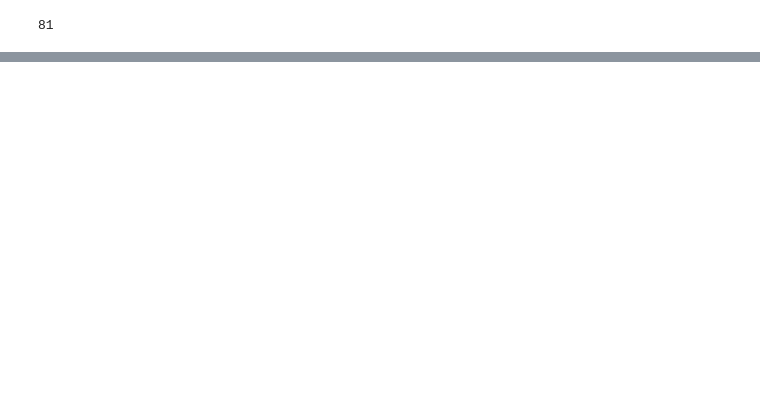
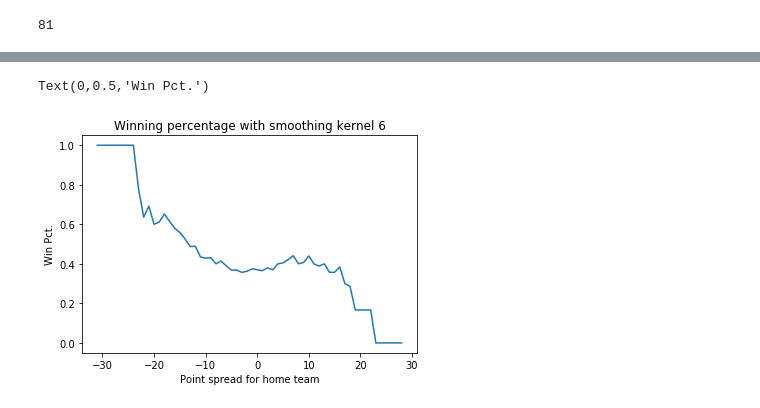
Before and after one commit to possanner/BetAnalysis, a Jupyter notebook: analysis.ipynb, the cells around one changed output, grey strips where cells are left out. Drawn from its saved outputs; the diff is of its cells as text; code cells hidden in the pictures; blank space fills up the shorter version.

```diff
--- a/analysis.ipynb
+++ b/analysis.ipynb
@@ -10,7 +10,7 @@ siz = len(lines)
 data_all = np.zeros((siz, 7))
 data_all[:, 0] = lines
 
-conv_kernel = 5
+conv_kernel = 6
 
 leagues = ['Premier2018', 'Championship2018', 'SerieA2018', 'LaLiga2018', 'LigueUn2018']
 start_week = [20, 24, 19, 18, 20]
@@ -54,12 +54,12 @@ for l in leagues:
                 if home - away >= 2:
                     data[ind, 5] += 1.
                     data_all[ind, 5] += 1.
-                if home - away >= 3:
-                    data[ind, 6] += 1.
-                    data_all[ind, 6] += 1.
             elif home - away < 0:
                 data[ind, 4] += 1.
                 data_all[ind, 4] += 1.
+                if home - away <= -2:
+                    data[ind, 6] += 1.
+                    data_all[ind, 6] += 1.
             else:
                 data[ind, 3] += 1.
                 data_all[ind, 3] += 1.
@@ -93,24 +93,34 @@ redpr('{:3d}'.format(-40) + '<= y <' + '{:3d}'.format(40) + ':  d.pts: {0:5.0f}
 print('               percentages     win: {1:5.2f}   X: {2:5.2f}   loss: {3:5.2f}   1X: {4:5.2f}   X2: {5:5.2f}'.format(games, wins/games, ties/games, losses/games, (wins + ties)/games, (losses + ties)/games))
 redpr('               odds            win: {1:5.2f}   X: {2:5.2f}   loss: {3:5.2f}   1X: {4:5.2f}   X2: {5:5.2f}'.format(games, games/wins, games/ties, games/losses, games/(wins + ties), games/(losses + ties)))
 print('       >=2 goals difference in win: {0:5.0f}  percentage: {1:5.2f}  odds: {2:5.2f}'.format(margin2, margin2/games, games/margin2))
-print('       >=3 goals difference in win: {0:5.0f}  percentage: {1:5.2f}  odds: {2:5.2f}'.format(margin3, margin3/games, games/margin3))
+print('       <=-2 goals difference in loss: {0:5.0f}  percentage: {1:5.2f}  odds: {2:5.2f}'.format(margin3, margin3/games, games/margin3))
 
 print()
 print('all bins:')
+x_data = []
+y_data = []
 for i in range(conv_kernel, len(lines) - conv_kernel):
-    #print('i', i, i - conv_kernel, i + conv_kernel)
-    games = np.sum(data_all[i - conv_kernel:i + conv_kernel, 1])
-    wins = np.sum(data_all[i - conv_kernel:i + conv_kernel, 2])
-    ties = np.sum(data_all[i - conv_kernel:i + conv_kernel, 3])
-    losses = np.sum(data_all[i - conv_kernel:i + conv_kernel, 4])
-    margin2 = np.sum(data_all[i - conv_kernel:i + conv_kernel, 5])
-    margin3 = np.sum(data_all[i - conv_kernel:i + conv_kernel, 6])
+    #print('i', i, np.arange(i - conv_kernel, i + conv_kernel + 1))
+    games = np.sum(data_all[i - conv_kernel:i + conv_kernel + 1, 1])
+    wins = np.sum(data_all[i - conv_kernel:i + conv_kernel + 1, 2])
+    ties = np.sum(data_all[i - conv_kernel:i + conv_kernel + 1, 3])
+    losses = np.sum(data_all[i - conv_kernel:i + conv_kernel + 1, 4])
+    margin2 = np.sum(data_all[i - conv_kernel:i + conv_kernel + 1, 5])
+    margin3 = np.sum(data_all[i - conv_kernel:i + conv_kernel + 1, 6])
     print()
     redpr('{:3d}'.format(lines[i]) + ':  d.pts: {0:5.0f}    win: {1:5.0f}   X: {2:5.0f}   loss: {3:5.0f}'.format(games, wins, ties, losses))
     print('               percentages     win: {1:5.2f}   X: {2:5.2f}   loss: {3:5.2f}   1X: {4:5.2f}   X2: {5:5.2f}'.format(games, wins/games, ties/games, losses/games, (wins + ties)/games, (losses + ties)/games))
     redpr('               odds            win: {1:5.2f}   X: {2:5.2f}   loss: {3:5.2f}   1X: {4:5.2f}   X2: {5:5.2f}'.format(games, games/wins, games/ties, games/losses, games/(wins + ties), games/(losses + ties)))
     print('       >=2 goals difference in win: {0:5.0f}  percentage: {1:5.2f}  odds: {2:5.2f}'.format(margin2, margin2/games, games/margin2))
-    print('       >=3 goals difference in win: {0:5.0f}  percentage: {1:5.2f}  odds: {2:5.2f}'.format(margin3, margin3/games, games/margin3))
+    print('       <=-2 goals difference in loss: {0:5.0f}  percentage: {1:5.2f}  odds: {2:5.2f}'.format(margin3, margin3/games, games/margin3))
+
+    x_data.append(lines[i])
+    y_data.append(wins/games)
+
+plt.plot(x_data, y_data)
+plt.title('Winning percentage with smoothing kernel ' + str(conv_kernel))
+plt.xlabel('Point spread for home team')
+plt.ylabel('Win Pct.')
 # %% [output]
 In what follows y denotes the spread:
 
@@ -131,0 +142,2 @@ week: 27
+Text(0,0.5,'Win Pct.')
+[figure, added]
```
Also changed, not shown: parts of 1 cell of this notebook.
